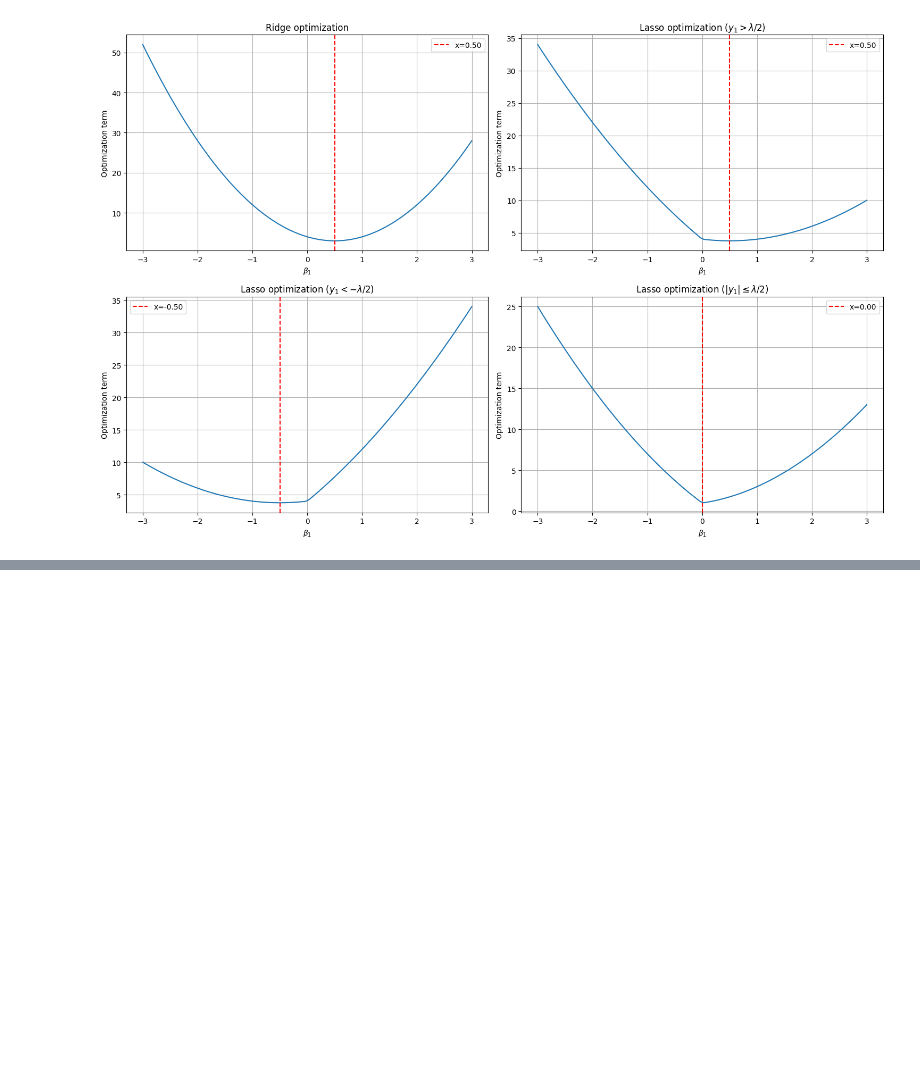
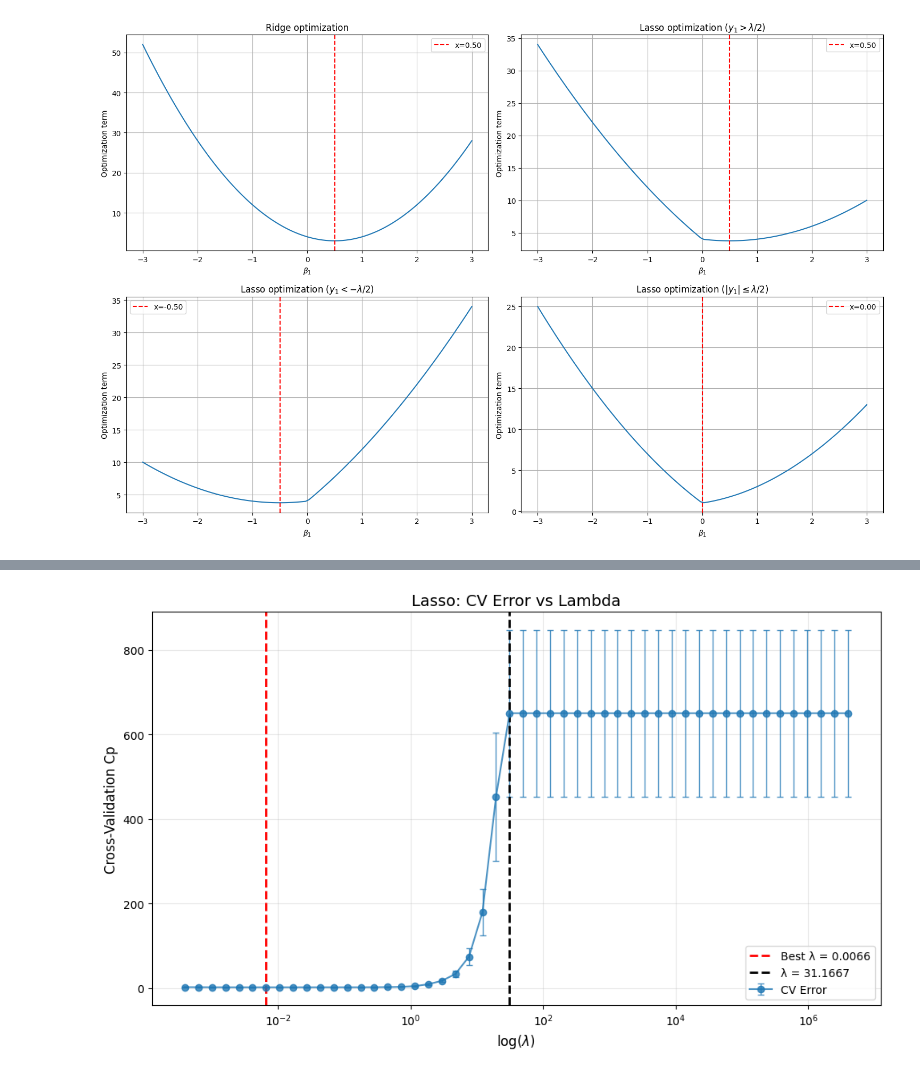
Before and after one commit to nhitran-00/ISL, a Jupyter notebook: chapter_6.ipynb, the cells around one changed output, grey strips where cells are left out. Drawn from its saved outputs; the diff is of its cells as text; code cells hidden in the pictures; blank space fills up the shorter version.

```diff
--- a/chapter_6.ipynb
+++ b/chapter_6.ipynb
@@ -205,0 +319,17 @@ plt.show()
+# %%
+# 8.d
+# define the subset selection strategy object
+strategy_bw = Stepwise.first_peak(design,\
+                        max_terms=len(X_8.columns),\
+                        direction='backwards')
+
+# define the model selection object
+path_Cp_8d = sklearn_selected(OLS,\
+                            strategy=strategy_bw,\
+                            scoring=neg_Cp_8)
+
+path_Cp_8d.fit(X_8, Y_8)
+model_8d = path_Cp_8d.model_.fit()
+print('Using Cp, the model obtained includes the following predictors: {}'.format(path_Cp_8d.selected_state_))
+print('The coefficient estimates of the model is:\n{}'.format(model_8d.params))
+print('The difference between true beta_j and estimated beta_j is:\n{}'.format(betas_8 - model_8d.params))
@@ -205,0 +413,34 @@ plt.show()
+# %%
+# Extract mean test scores, standard deviation
+mean_test_scores_8e = - grid_8e.cv_results_['mean_test_score'] # negate because Cp function returns negative values
+std_test_scores_8e = grid_8e.cv_results_['std_test_score']
+
+# Create subplot
+fig_lasso_8e, ax_8e = plt.subplots(figsize=(10, 6))
+# Plot with error bars
+ax_8e.errorbar(lambdas_8e,
+               mean_test_scores_8e,
+               yerr=std_test_scores_8e / np.sqrt(K),
+               fmt='o-',
+               elinewidth=1,
+               capsize=3,
+               label='CV Error',
+               alpha=0.8)
+ax_8e.set_xscale('log')
+# Mark the best lambda
+best_lambda_8e = grid_8e.best_params_['lasso__alpha']
+best_error_8e = -grid_8e.best_score_
+ax_8e.axvline(best_lambda_8e, color='r', linestyle='--',
+              label=f'Best λ = {best_lambda_8e:.4f}', linewidth=2)
+ax_8e.axvline(lambdas_8e[25], color='k', linestyle='--',
+              label=f'λ = {lambdas_8e[25]:.4f}', linewidth=2)
+# Add labels
+ax_8e.set_xlabel(r'$\log(\lambda)$', fontsize=12)
+ax_8e.set_ylabel('Cross-Validation Cp', fontsize=12)
+ax_8e.set_title('Lasso: CV Error vs Lambda', fontsize=14)
+ax_8e.legend()
+ax_8e.grid(True, alpha=0.3)
+plt.tight_layout()
+plt.show()
+# %% [output]
+[figure, added]
```
Also changed, not shown: parts of 10 cells of this notebook.
